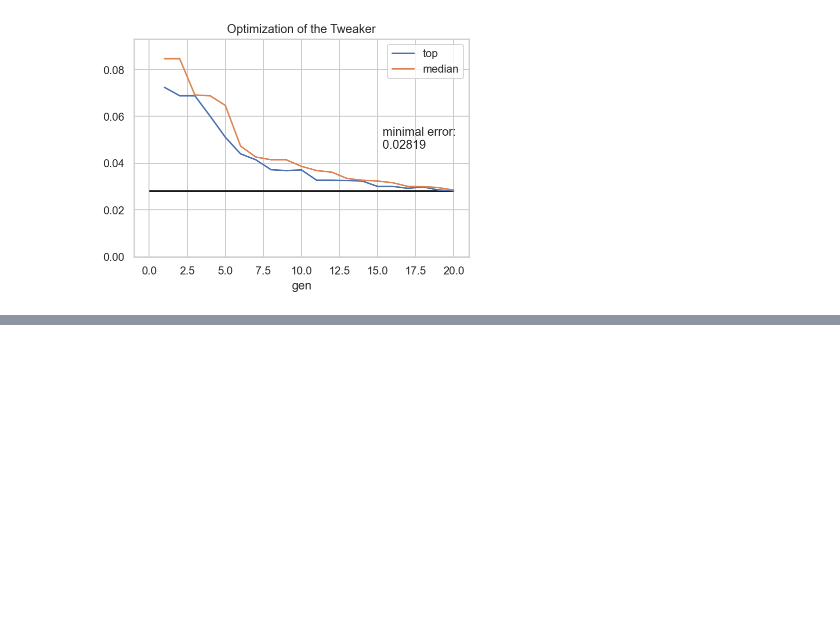
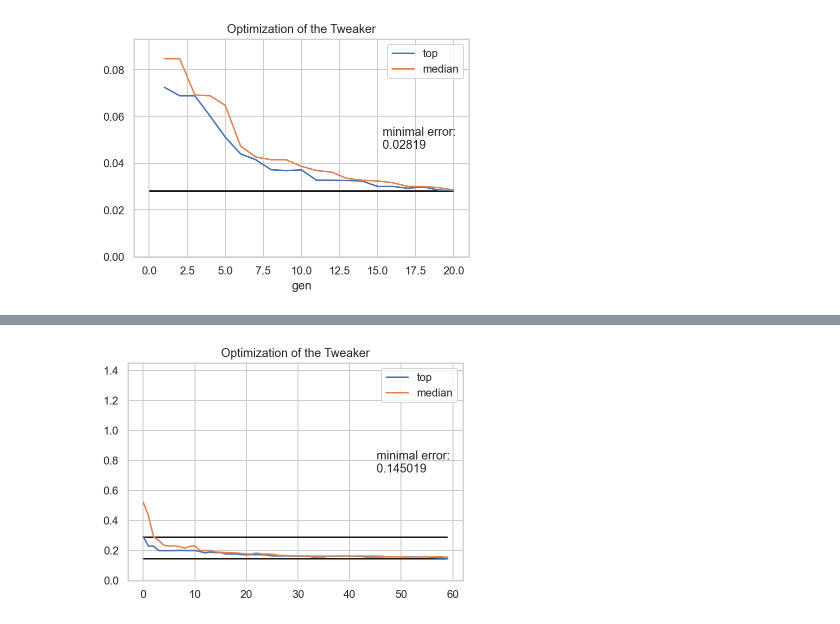
Before and after one commit to ChristophSchranz/Tweaker-3_optimize-using-ea, a Jupyter notebook: visualize_optimiziation.ipynb, the cells around one changed output, grey strips where cells are left out. Drawn from its saved outputs; the diff is of its cells as text; code cells hidden in the pictures; blank space fills up the shorter version.

```diff
--- a/visualize_optimiziation.ipynb
+++ b/visualize_optimiziation.ipynb
@@ -71,0 +100,11 @@ plt.show()
+# %%
+df = pd.read_csv("data/DataFrame_60gen_25inds_5objects.csv")
+# sigma = 0.15
+df[["top", "median"]].plot(title="Optimization of the Tweaker")
+plt.ylim((0, df["top"].min()*10))
+plt.hlines(df["top"].min(), xmin=0, xmax=df.index.max())
+plt.hlines(2*df["top"].min(), xmin=0, xmax=df.index.max())
+plt.figtext(.7, .5, f"minimal error: \n{df['top'].min().round(6)}")
+plt.show()
+# %% [output]
+[figure, added]
```
Also changed, not shown: parts of 5 cells of this notebook, 2 other files.
